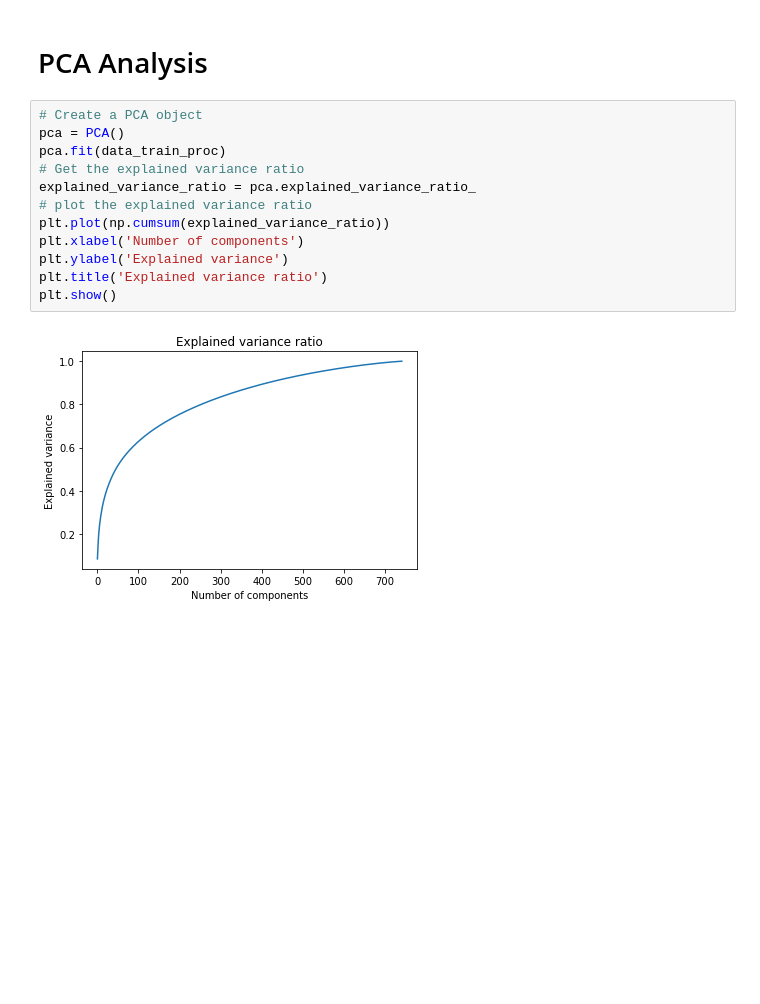
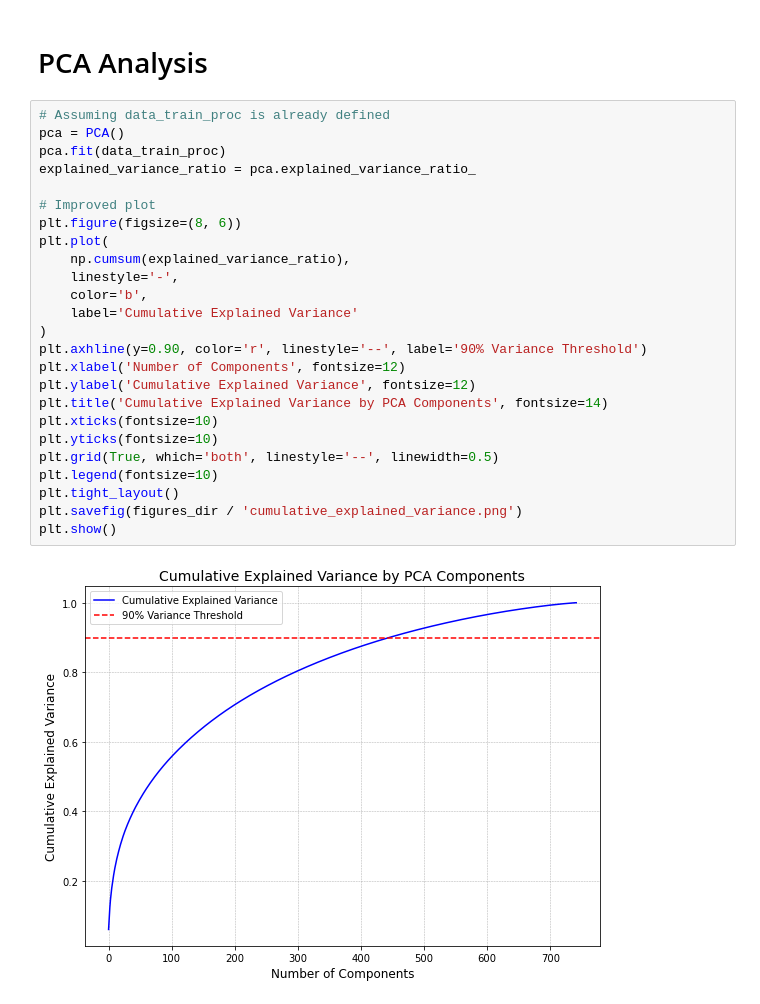
Before and after one commit to oskarboesch/ml-project-2-lol-ml, a Jupyter notebook: src/notebooks/data_exploration.ipynb, the cells around one changed output. Cells and saved outputs as stored; diff of their text form; blank space fills up the shorter version.

```diff
--- a/src/notebooks/data_exploration.ipynb
+++ b/src/notebooks/data_exploration.ipynb
@@ -212,17 +234,30 @@ print(percentage_zeros[percentage_zeros > 0.9])
 Series([], dtype: float64)
 # %% [markdown]
 # PCA Analysis
-# %%
-# Create a PCA object
-pca = PCA()
-pca.fit(data_train_proc)
-# Get the explained variance ratio
-explained_variance_ratio = pca.explained_variance_ratio_
-# plot the explained variance ratio
-plt.plot(np.cumsum(explained_variance_ratio))
-plt.xlabel('Number of components')
-plt.ylabel('Explained variance')
-plt.title('Explained variance ratio')
-plt.show()
-# %% [output]
-[figure, removed]
+# %%
+# Assuming data_train_proc is already defined
+pca = PCA()
+pca.fit(data_train_proc)
+explained_variance_ratio = pca.explained_variance_ratio_
+
+# Improved plot
+plt.figure(figsize=(8, 6))
+plt.plot(
+    np.cumsum(explained_variance_ratio),
+    linestyle='-',
+    color='b',
+    label='Cumulative Explained Variance'
+)
+plt.axhline(y=0.90, color='r', linestyle='--', label='90% Variance Threshold')
+plt.xlabel('Number of Components', fontsize=12)
+plt.ylabel('Cumulative Explained Variance', fontsize=12)
+plt.title('Cumulative Explained Variance by PCA Components', fontsize=14)
+plt.xticks(fontsize=10)
+plt.yticks(fontsize=10)
+plt.grid(True, which='both', linestyle='--', linewidth=0.5)
+plt.legend(fontsize=10)
+plt.tight_layout()
+plt.savefig(figures_dir / 'cumulative_explained_variance.png')
+plt.show()
+# %% [output]
+[figure, added]
```
Also changed, not shown: parts of 15 cells of this notebook.
